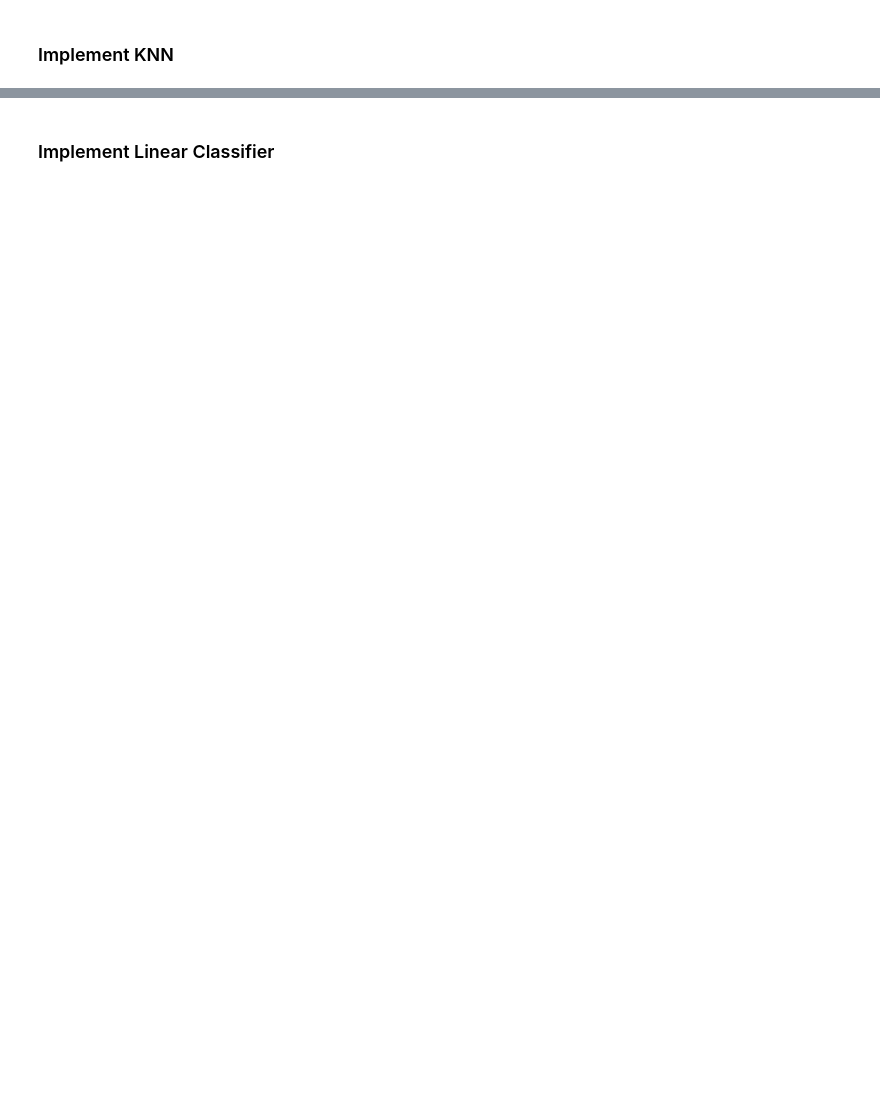
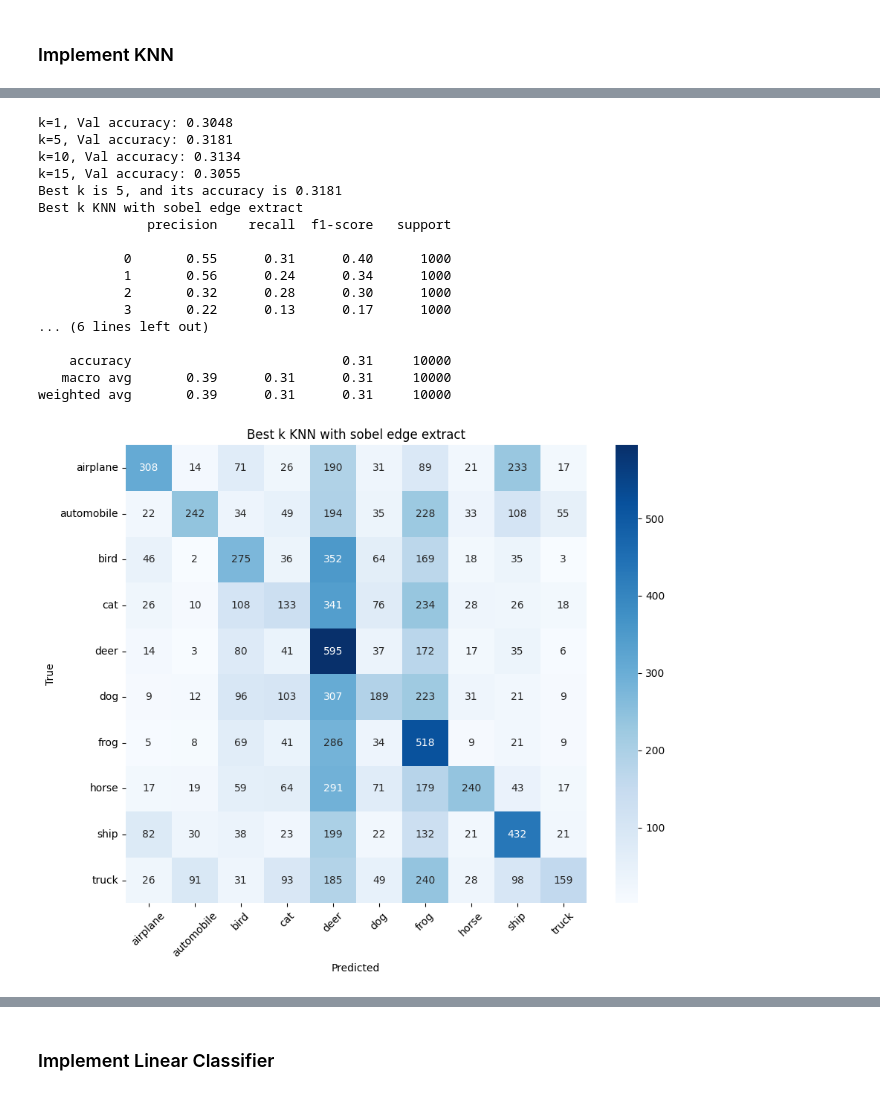
Before and after one commit to CyberVoyagerX/MU_2024-2-CISC7401-001-ADVANCED-MACHINE-LEARNING-HW, a Jupyter notebook: hw2/hw2_KNN_SVM.ipynb, the cells around one changed output, grey strips where cells are left out. Drawn from its saved outputs; the diff is of its cells as text; code cells hidden in the pictures; blank space fills up the shorter version.

```diff
--- a/hw2/hw2_KNN_SVM.ipynb
+++ b/hw2/hw2_KNN_SVM.ipynb
@@ -301,0 +291,24 @@ Test accucacy is 0.2503 with k = 15
+# %%
+# # Sobel
+best_k_sobel = select_k(X_train_sobel, y_train, X_valid_sobel, y_valid, Knn_classifier_cdist)
+pred_KNN_sobel = Knn_classifier_cdist(X_train_sobel, y_train, X_test_sobel, k=best_k_sobel)
+plot_accuracy_and_confusion_matrix(y_test, pred_KNN_sobel, Train_dataset.classes, "Best k KNN with sobel edge extract", "Best k KNN with sobel edge extract")
+# %% [output]
+k=1, Val accuracy: 0.3048
+k=5, Val accuracy: 0.3181
+k=10, Val accuracy: 0.3134
+k=15, Val accuracy: 0.3055
+Best k is 5, and its accuracy is 0.3181
+Best k KNN with sobel edge extract
+              precision    recall  f1-score   support
+
+           0       0.55      0.31      0.40      1000
+           1       0.56      0.24      0.34      1000
+           2       0.32      0.28      0.30      1000
+           3       0.22      0.13      0.17      1000
+... (6 lines left out)
+
+    accuracy                           0.31     10000
+   macro avg       0.39      0.31      0.31     10000
+weighted avg       0.39      0.31      0.31     10000
+[figure, added]
```
Also changed, not shown: parts of 36 cells of this notebook, 8 other files.
